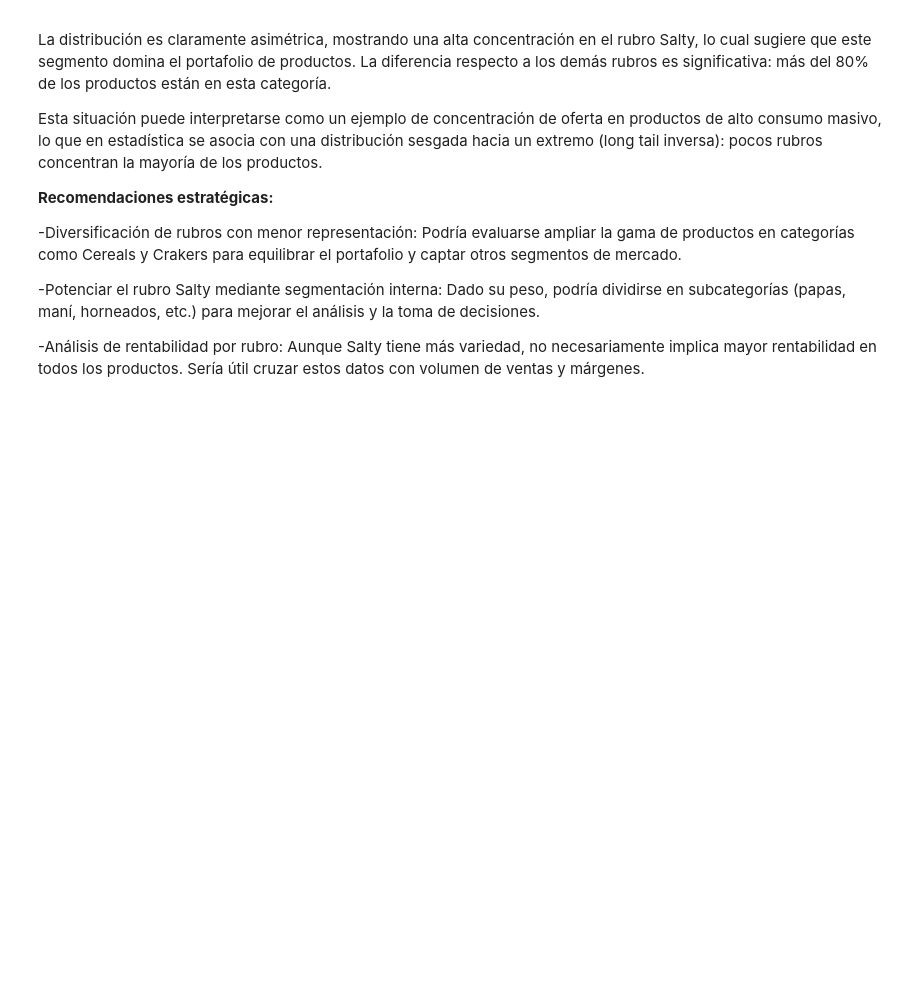
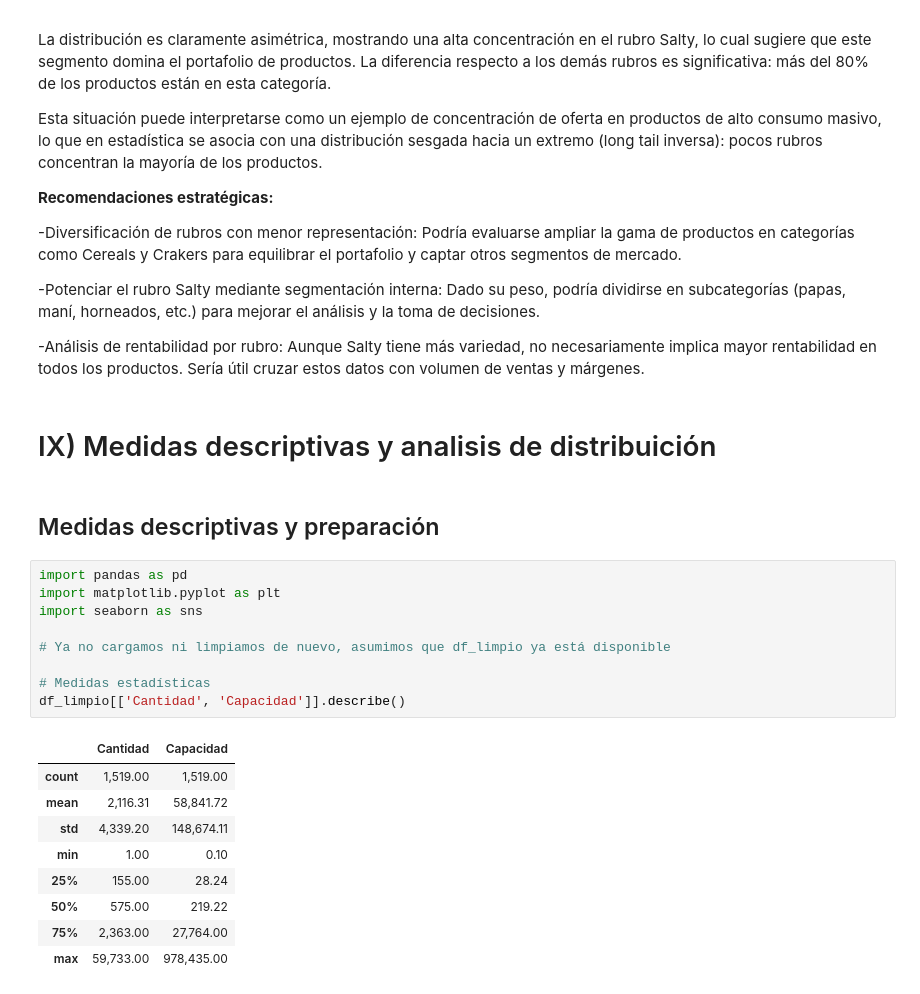
Before and after one commit to ISPC-CDIA/DataTeam---Proyecto-ABP-Analista-de-Datos-2025, a Jupyter notebook: JupiterNotebook/EVIDENCIA 3/Proyecto_Analisis_de_datos_Grupo_8_PepsiCo.ipynb, the cells around one changed output. Drawn from its saved outputs; the diff is of its cells as text; blank space fills up the shorter version.

```diff
--- a/JupiterNotebook/EVIDENCIA 3/Proyecto_Analisis_de_datos_Grupo_8_PepsiCo.ipynb
+++ b/JupiterNotebook/EVIDENCIA 3/Proyecto_Analisis_de_datos_Grupo_8_PepsiCo.ipynb
@@ -926,3 +926,26 @@ Esta situación puede interpretarse como un ejemplo de concentración de oferta
 -Potenciar el rubro Salty mediante segmentación interna: Dado su peso, podría dividirse en subcategorías (papas, maní, horneados, etc.) para mejorar el análisis y la toma de decisiones.
 
 -Análisis de rentabilidad por rubro: Aunque Salty tiene más variedad, no necesariamente implica mayor rentabilidad en todos los productos. Sería útil cruzar estos datos con volumen de ventas y márgenes.
+# %% [markdown]
+# IX) Medidas descriptivas y analisis de distribuición
+# %% [markdown]
+## Medidas descriptivas y preparación
+# %%
+import pandas as pd
+import matplotlib.pyplot as plt
+import seaborn as sns
+
+# Ya no cargamos ni limpiamos de nuevo, asumimos que df_limpio ya está disponible
+
+# Medidas estadísticas
+df_limpio[['Cantidad', 'Capacidad']].describe()
+# %% [output]
+|  | Cantidad | Capacidad |
+| count | 1,519.00 | 1,519.00 |
+| mean | 2,116.31 | 58,841.72 |
+| std | 4,339.20 | 148,674.11 |
+| min | 1.00 | 0.10 |
+| 25% | 155.00 | 28.24 |
+| 50% | 575.00 | 219.22 |
+| 75% | 2,363.00 | 27,764.00 |
+| max | 59,733.00 | 978,435.00 |
```
Also changed, not shown: parts of 5 cells of this notebook.
